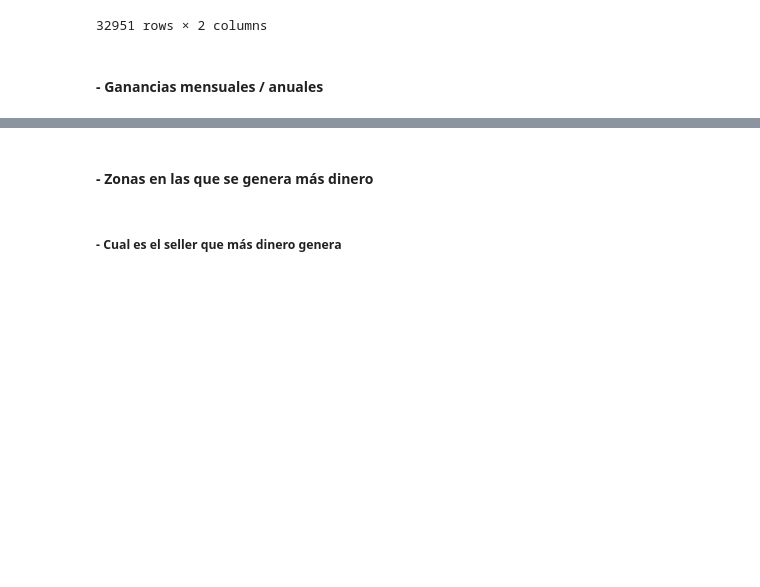
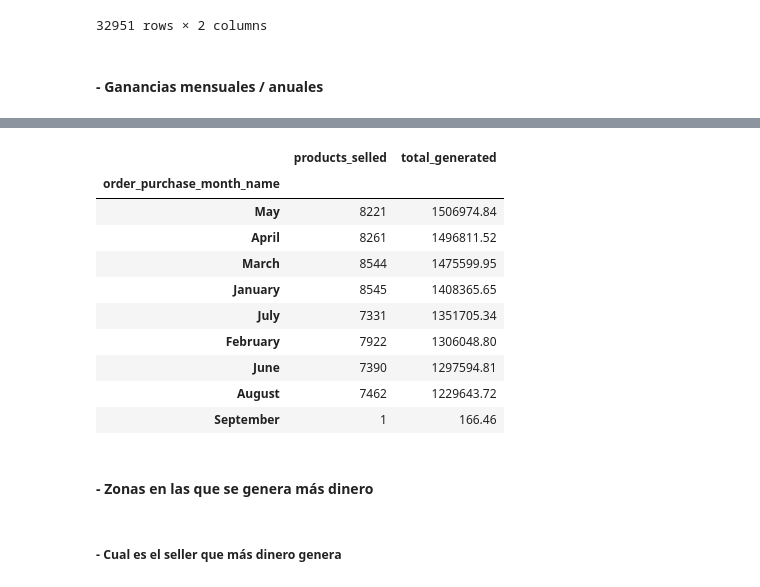
Before and after one commit to dllamas-stem/olist-interactive-dashboad, a Jupyter notebook: notebooks/use-data-notebook.ipynb, the cells around one changed output, grey strips where cells are left out. Saved outputs shown, nothing was run; the diff lists cells and outputs as text; code cells hidden in the pictures; blank space fills up the shorter version.

```diff
--- a/notebooks/use-data-notebook.ipynb
+++ b/notebooks/use-data-notebook.ipynb
@@ -439,3 +453,19 @@ df_orders_full[['order_purchase_timestamp', 'product_id', 'payment_value']]
+# %%
+df_something = get_total_generated(df_orders_by_year, 'order_purchase_month_name', 'payment_value')
+df_something.rename(columns={'times_buyed': 'products_selled'}, inplace=True)
+df_something
+# %% [output]
+|  | products_selled | total_generated |
+| order_purchase_month_name |  |  |
+| May | 8221 | 1506974.84 |
+| April | 8261 | 1496811.52 |
+| March | 8544 | 1475599.95 |
+| January | 8545 | 1408365.65 |
+| July | 7331 | 1351705.34 |
+| February | 7922 | 1306048.80 |
+| June | 7390 | 1297594.81 |
+| August | 7462 | 1229643.72 |
+| September | 1 | 166.46 |
 # %% [markdown]
 #### - Zonas en las que se genera más dinero
 # %% [markdown]
```
Also changed, not shown: parts of 2 cells of this notebook, 3 other files.
